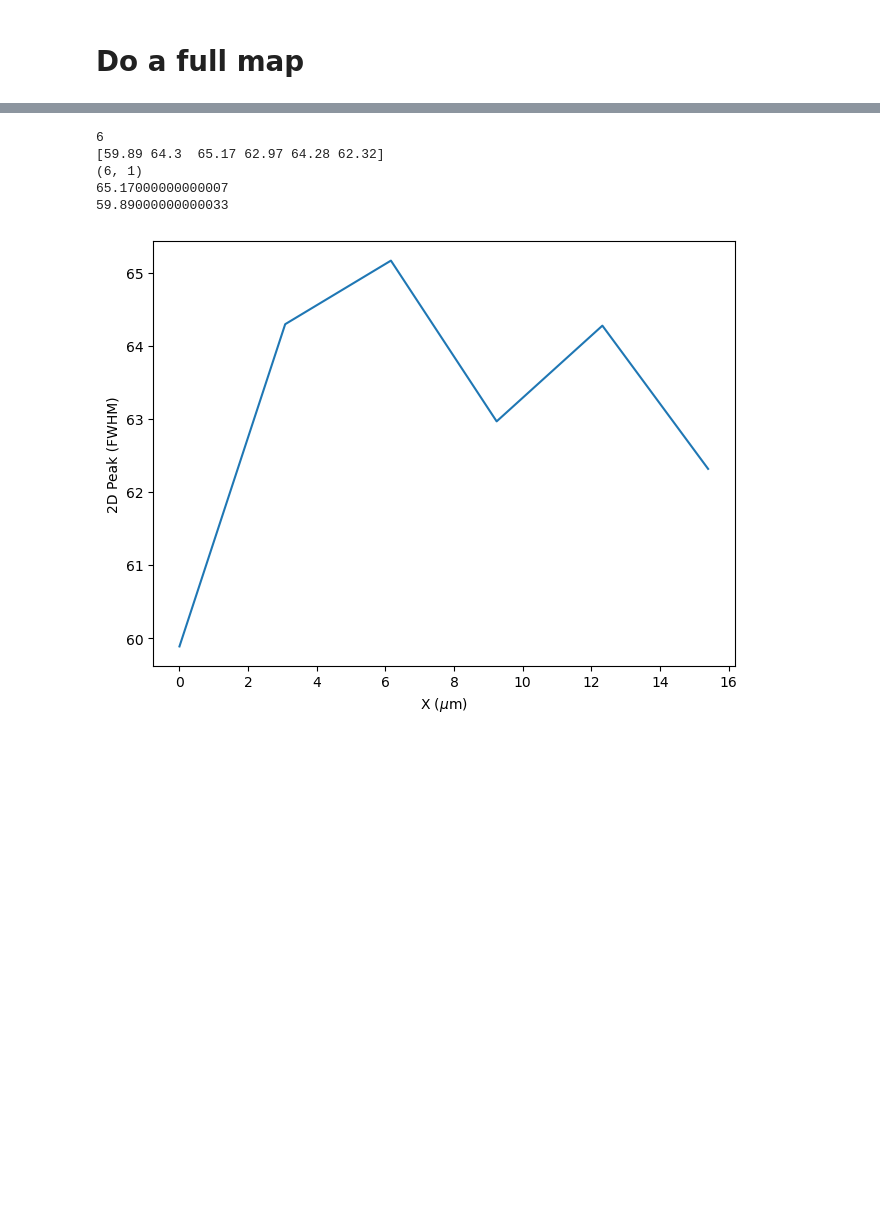
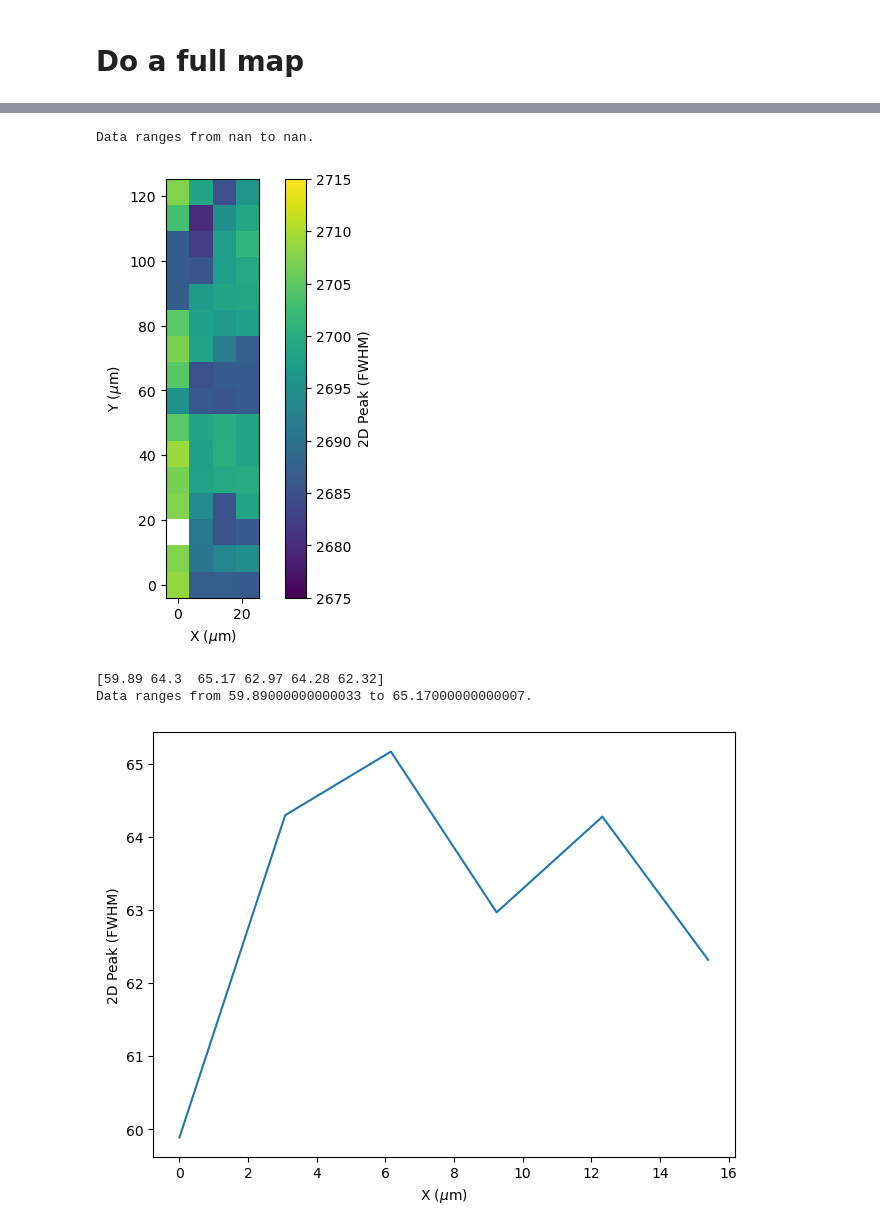
Before and after one commit to hocking8/RamanPLAnalysis, a Jupyter notebook: RamanPlottingNotebook.ipynb, the cells around one changed output, grey strips where cells are left out. Cells and saved outputs as stored; diff of their text form; code cells hidden in the pictures; blank space fills up the shorter version.

```diff
--- a/RamanPlottingNotebook.ipynb
+++ b/RamanPlottingNotebook.ipynb
@@ -95,10 +92,15 @@ RF.plot_map(fwhms, data.position, cb_label=r'2D Peak (FWHM)', vmin=55, vmax=68)
+# %%
+RF.plot_map(peaks, data.position, cb_label=r'2D Peak (FWHM)', vmin=2675, vmax=2715, allowed_range =[2670, 2720])
+# %% [output]
+Data ranges from nan to nan.
+[figure, added]
 # %%
 data = RamanMap(files[1])
 
 fwhms = np.zeros((len(data.position),))
 peaks = np.zeros((len(data.position),))
 
-print(len(data.intensity))
+
 # go through each position
 for i in range(len(data.intensity)):
     # print(i)
@@ -114,9 +116,6 @@ print(fwhms)
 
 RF.plot_map(fwhms, data.position, cb_label=r'2D Peak (FWHM)', vmin=55, vmax=68)
 # %% [output]
-6
 [59.89 64.3  65.17 62.97 64.28 62.32]
-(6, 1)
-65.17000000000007
-59.89000000000033
+Data ranges from 59.89000000000033 to 65.17000000000007.
 [figure]
```
Also changed, not shown: parts of 2 cells of this notebook, 1 other file.
